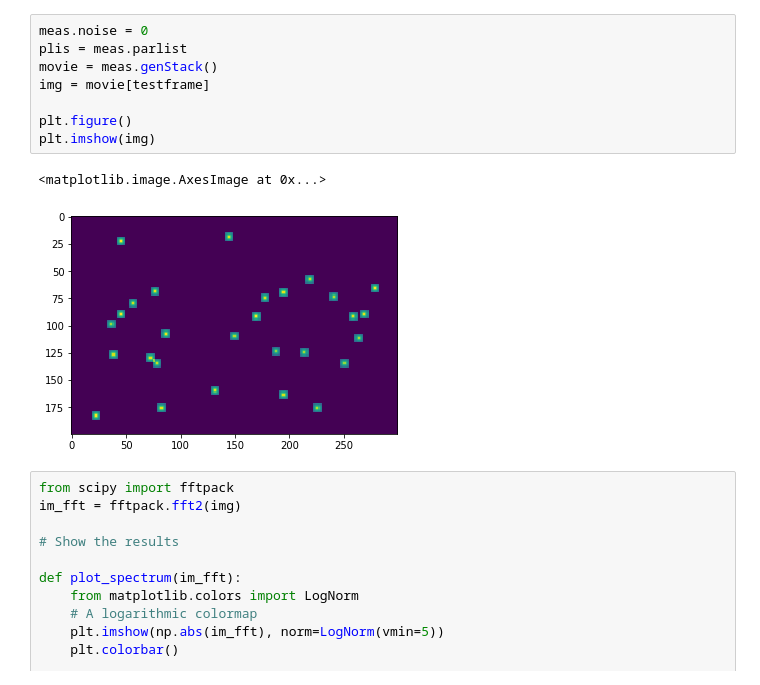
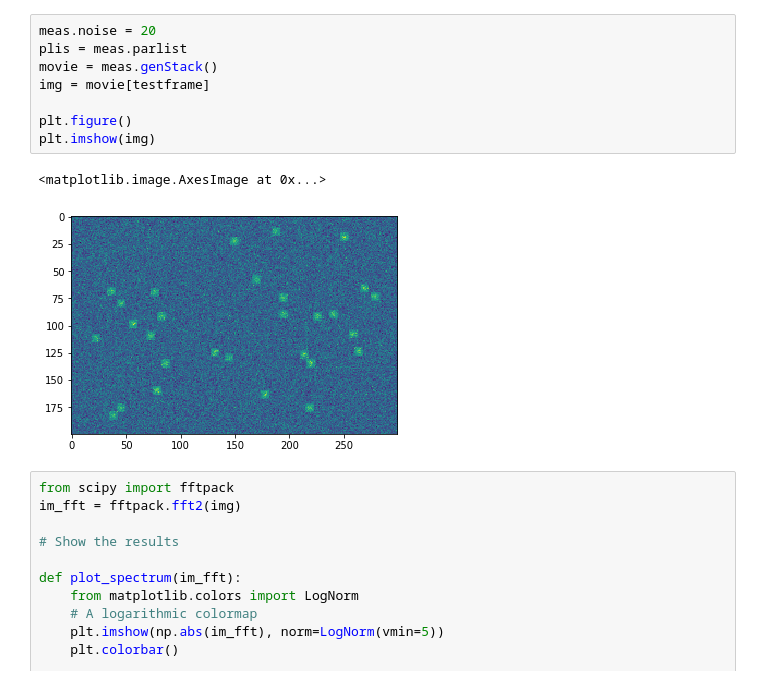
Before and after one commit to nanoepics/epicsjukebox, a Jupyter notebook: Notebooks/S_Simulation_notebook_cutoffandfourier.ipynb, the cells around one changed output. Cells and saved outputs as stored; diff of their text form.

```diff
--- a/Notebooks/S_Simulation_notebook_cutoffandfourier.ipynb
+++ b/Notebooks/S_Simulation_notebook_cutoffandfourier.ipynb
@@ -347,14 +347,14 @@ trackpy.annotate(f, movie_cutoff[testframe]);
 # %%
-meas.noise = 0
+meas.noise = 20
 plis = meas.parlist
 movie = meas.genStack()
 img = movie[testframe]
 
 plt.figure()
 plt.imshow(img)
 # %% [output]
 <matplotlib.image.AxesImage at 0x...>
-[figure, old version]
+[figure, new version]
 # %%
 from scipy import fftpack
 im_fft = fftpack.fft2(img)
```
Also changed, not shown: parts of 16 cells of this notebook, 4 other files.
